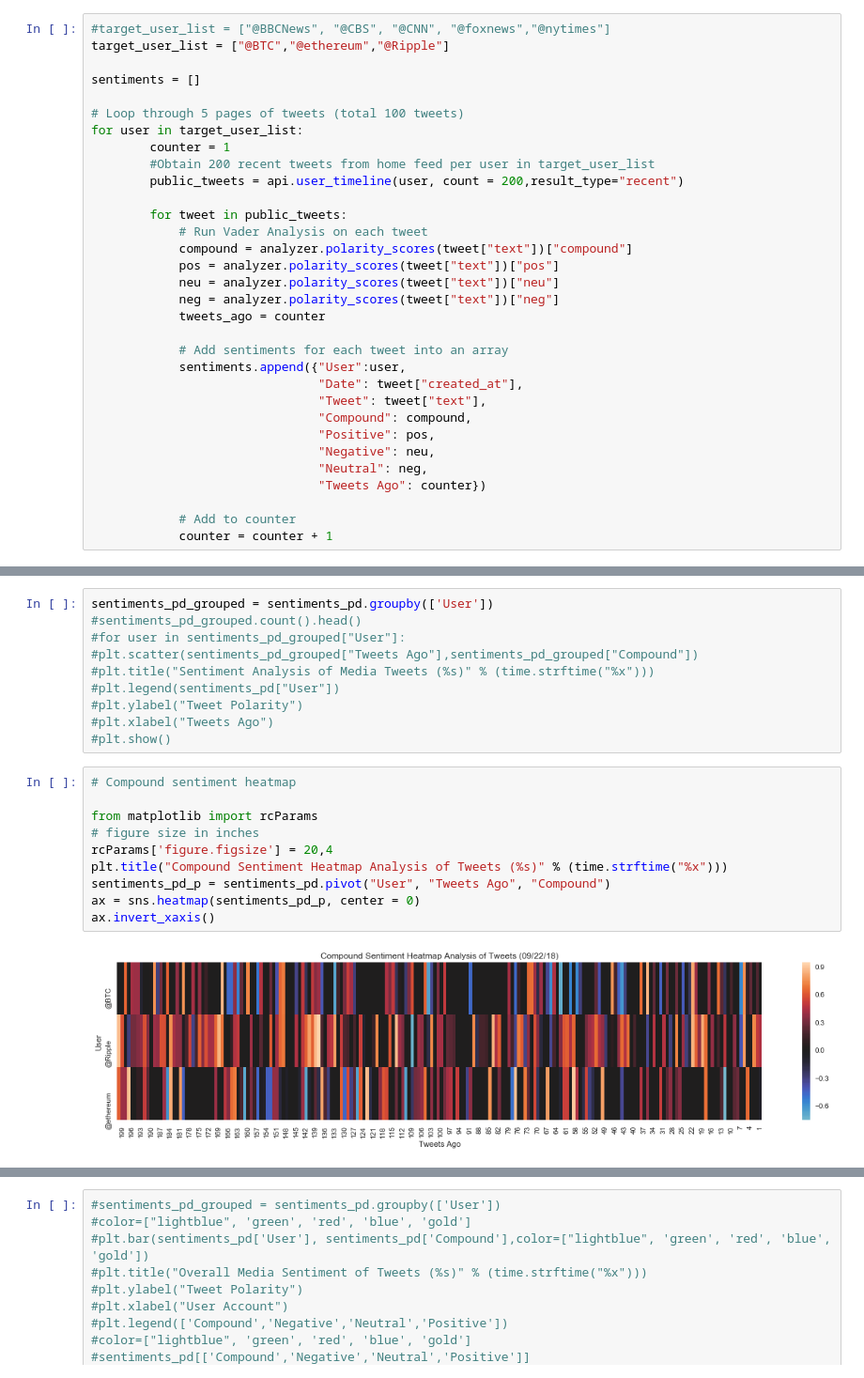
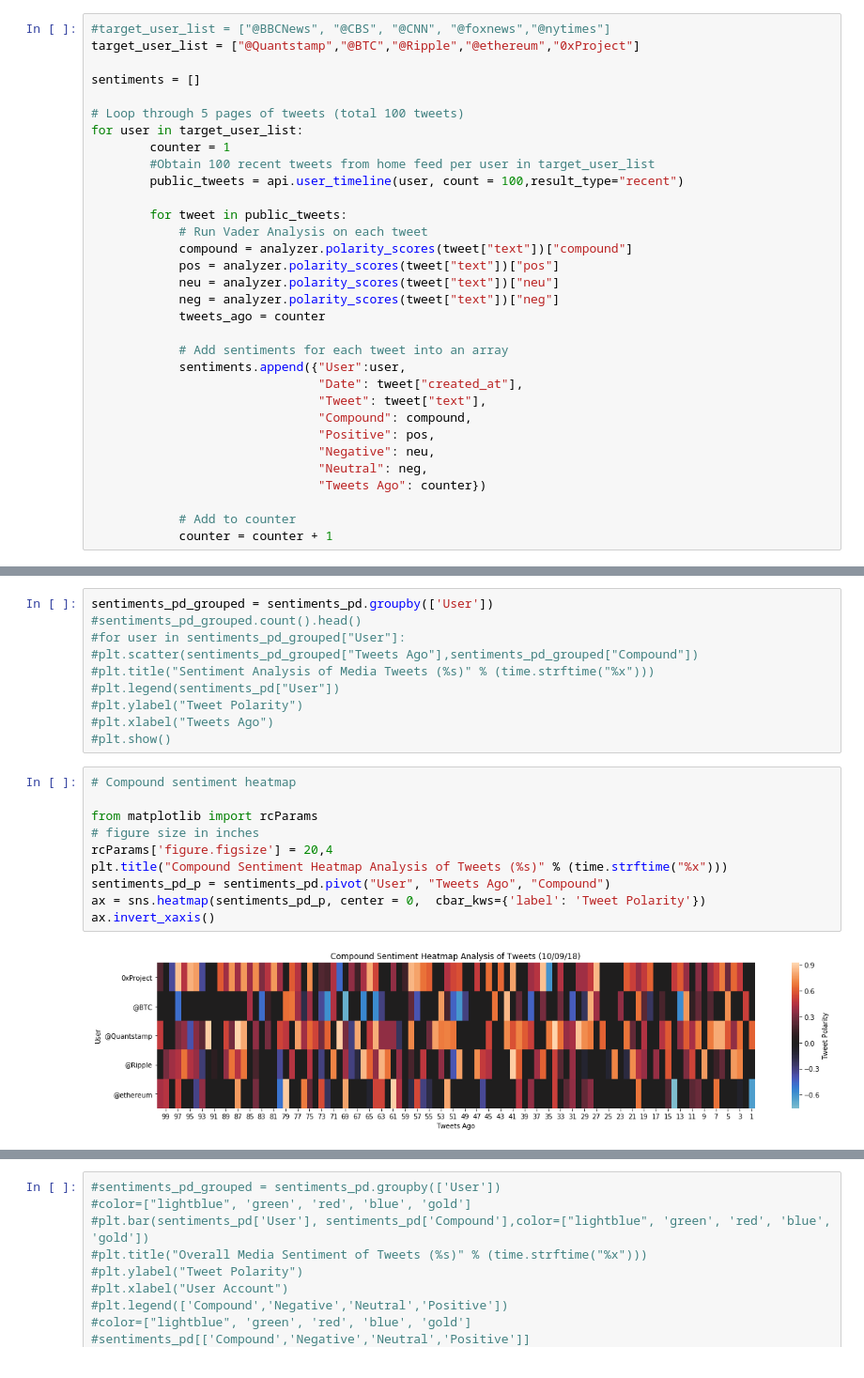
Before and after one commit to timothyyu/twitter-sentiment, a Jupyter notebook: main.ipynb, the cells around one changed output, grey strips where cells are left out. Shown at 94% size. Cells and saved outputs as stored; diff of their text form.

Commit message:
user list update + dataframe.sample() for sentiment list

```diff
--- a/main.ipynb
+++ b/main.ipynb
@@ -28,15 +28,15 @@ auth.set_access_token(access_token, access_token_secret)
 api = tweepy.API(auth, parser=tweepy.parsers.JSONParser())
 # %%
 #target_user_list = ["@BBCNews", "@CBS", "@CNN", "@foxnews","@nytimes"]
-target_user_list = ["@BTC","@ethereum","@Ripple"]
+target_user_list = ["@Quantstamp","@BTC","@Ripple","@ethereum","0xProject"]
 
 sentiments = []
 
 # Loop through 5 pages of tweets (total 100 tweets)
 for user in target_user_list:
         counter = 1
-        #Obtain 200 recent tweets from home feed per user in target_user_list
-        public_tweets = api.user_timeline(user, count = 200,result_type="recent")
+        #Obtain 100 recent tweets from home feed per user in target_user_list
+        public_tweets = api.user_timeline(user, count = 100,result_type="recent")
 
         for tweet in public_tweets:
             # Run Vader Analysis on each tweet
@@ -99,12 +117,12 @@ sentiments_pd_grouped = sentiments_pd.groupby(['User'])
 # %%
 # Compound sentiment heatmap
 
 from matplotlib import rcParams
 # figure size in inches
 rcParams['figure.figsize'] = 20,4
 plt.title("Compound Sentiment Heatmap Analysis of Tweets (%s)" % (time.strftime("%x")))
 sentiments_pd_p = sentiments_pd.pivot("User", "Tweets Ago", "Compound")
-ax = sns.heatmap(sentiments_pd_p, center = 0)
+ax = sns.heatmap(sentiments_pd_p, center = 0,  cbar_kws={'label': 'Tweet Polarity'})
 ax.invert_xaxis()
 # %% [output]
-[figure, old version]
+[figure, new version]
```
Also changed, not shown: parts of 7 cells of this notebook, 3 other files.
